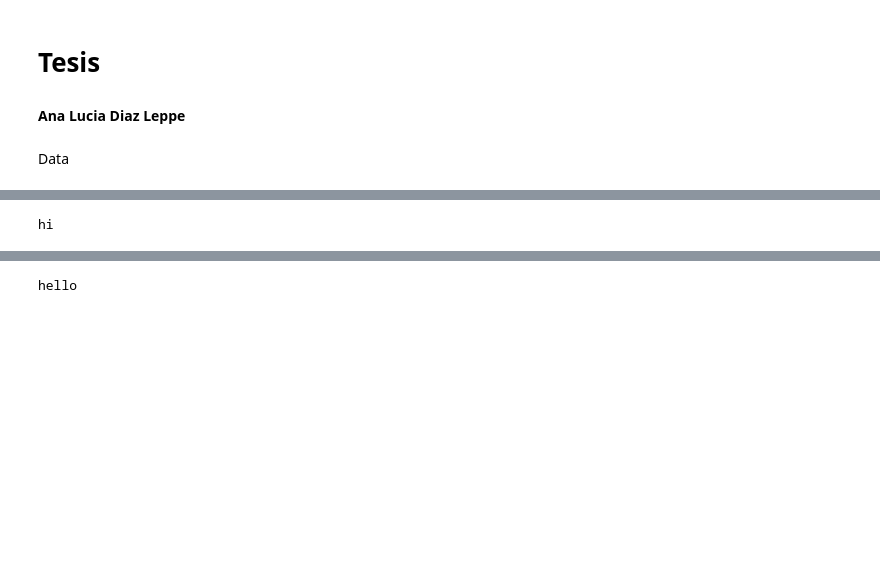
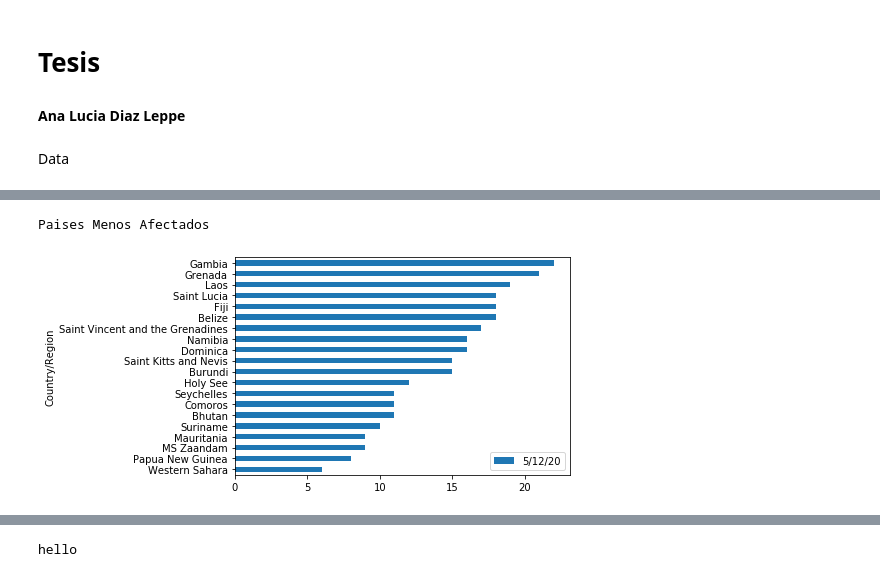
Before and after one commit to LEPPEDIAZ/Pandemias_Mundiales, a Jupyter notebook: Analisis.ipynb, the cells around one changed output, grey strips where cells are left out. Cells and saved outputs as stored; diff of their text form; code cells hidden in the pictures; blank space fills up the shorter version.

```diff
--- a/Analisis.ipynb
+++ b/Analisis.ipynb
@@ -130,4 +117,11 @@ Name: 225, Length: 115, dtype: object
-# %%
-print("hi")
-# %% [output]
-hi
+# %%
+print("Paises Menos Afectados")
+ultimo_confirmado = confirmedcovid[confirmedcovid.columns[-1]]
+clean_countries = confirmedcovid.groupby('Country/Region', as_index=False)[confirmedcovid.columns[-1]].sum()
+clean_countries.head()
+top_covid_confirmed = clean_countries.nsmallest(20, clean_countries.columns[-1])
+top_covid_confirmed.head()
+top_covid_confirmed_graph = top_covid_confirmed.plot.barh(x = 'Country/Region', y = top_covid_confirmed.columns[-1])
+# %% [output]
+Paises Menos Afectados
+[figure, added]
```
Also changed, not shown: parts of 8 cells of this notebook, 1 other file.
